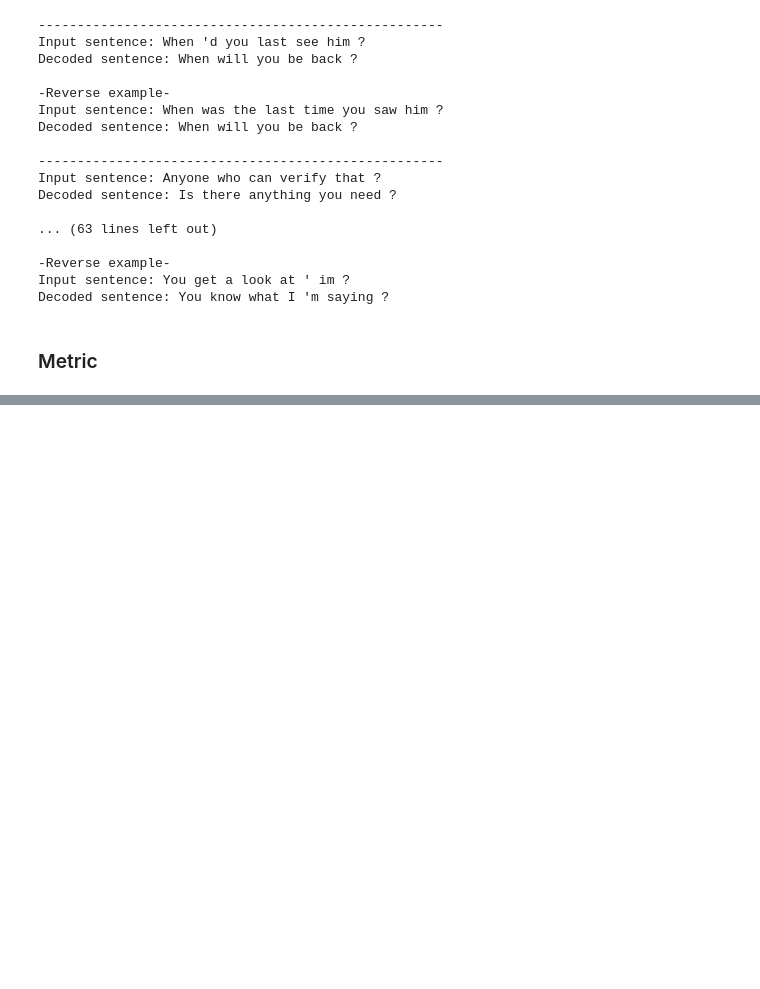
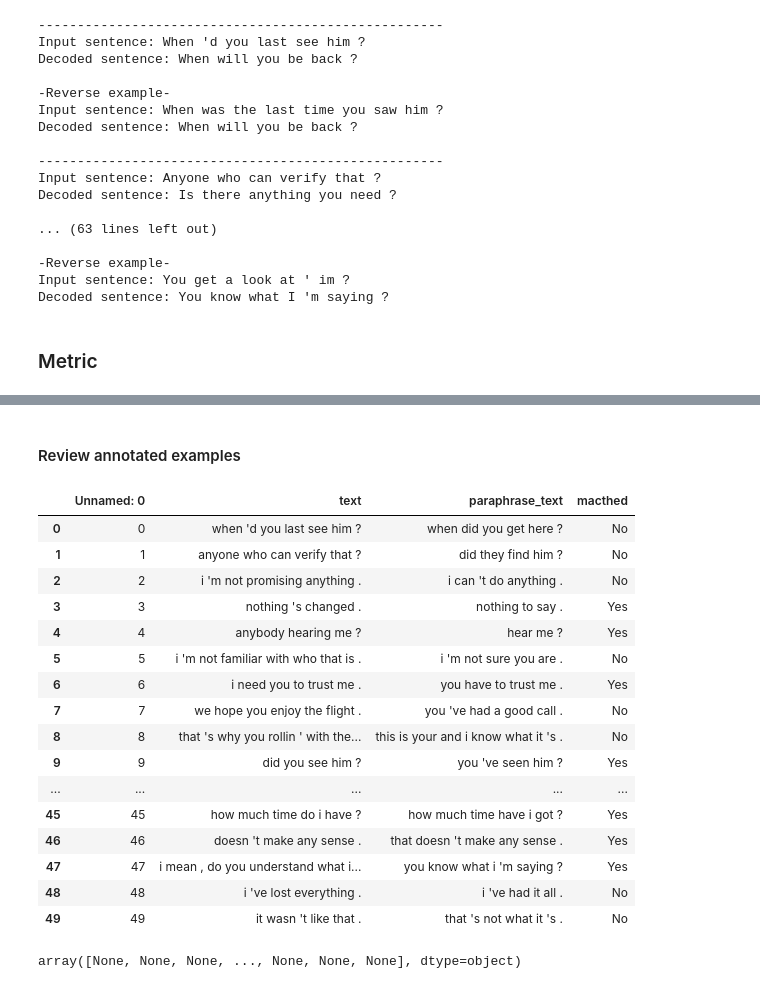
Before and after one commit to vseloved/prj-nlp-2020, a Jupyter notebook: students/DmytroBabenko/12-nlg-hw/12-nlg.ipynb, the cells around one changed output, grey strips where cells are left out. Saved outputs shown, nothing was run; the diff lists cells and outputs as text; code cells hidden in the pictures; blank space fills up the shorter version.

Commit message:
HW:12 - add word level seq2seq         annotated 50 examples and write conclusion.

```diff
--- a/students/DmytroBabenko/12-nlg-hw/12-nlg.ipynb
+++ b/students/DmytroBabenko/12-nlg-hw/12-nlg.ipynb
@@ -308,0 +726,28 @@ scores
+# %% [markdown]
+#### Review annotated examples
+# %%
+df_annotated = pd.read_csv("generated-data-annotated.csv")
+# %%
+df_annotated
+# %% [output]
+|  | Unnamed: 0 | text | paraphrase_text | macthed |
+| 0 | 0 | when 'd you last see him ? | when did you get here ? | No |
+| 1 | 1 | anyone who can verify that ? | did they find him ? | No |
+| 2 | 2 | i 'm not promising anything . | i can 't do anything . | No |
+| 3 | 3 | nothing 's changed . | nothing to say . | Yes |
+| 4 | 4 | anybody hearing me ? | hear me ? | Yes |
+| 5 | 5 | i 'm not familiar with who that is . | i 'm not sure you are . | No |
+| 6 | 6 | i need you to trust me . | you have to trust me . | Yes |
+| 7 | 7 | we hope you enjoy the flight . | you 've had a good call . | No |
+| 8 | 8 | that 's why you rollin ' with the... | this is your and i know what it 's . | No |
+| 9 | 9 | did you see him ? | you 've seen him ? | Yes |
+| ... | ... | ... | ... | ... |
+| 45 | 45 | how much time do i have ? | how much time have i got ? | Yes |
+| 46 | 46 | doesn 't make any sense . | that doesn 't make any sense . | Yes |
+| 47 | 47 | i mean , do you understand what i... | you know what i 'm saying ? | Yes |
+| 48 | 48 | i 've lost everything . | i 've had it all . | No |
+| 49 | 49 | it wasn 't like that . | that 's not what it 's . | No |
+# %%
+df['macthed'].values
+# %% [output]
+array([None, None, None, ..., None, None, None], dtype=object)
```
Also changed, not shown: parts of 70 cells of this notebook, 1 other file.
